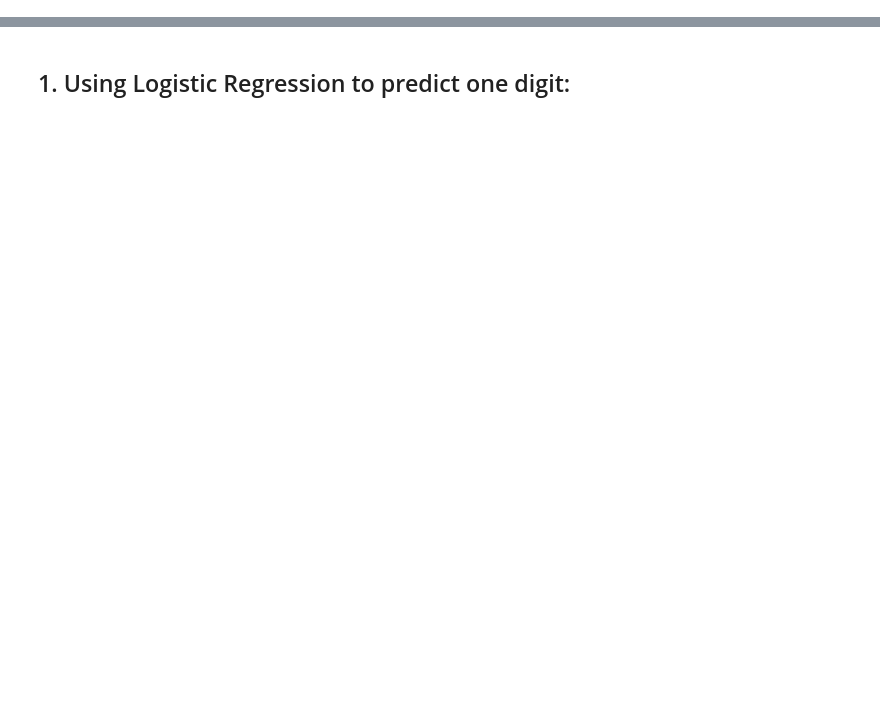
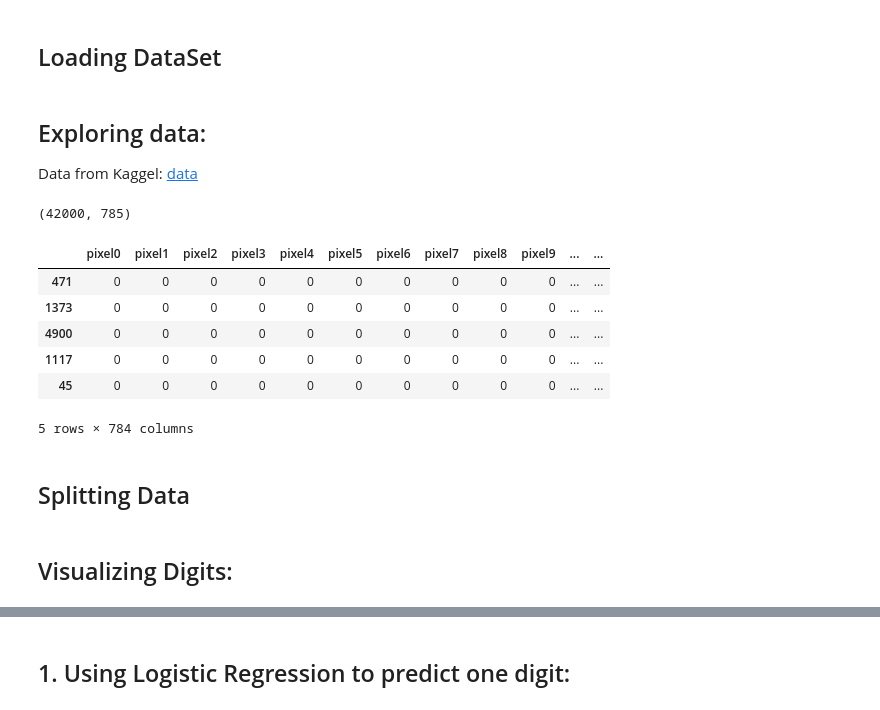
Before and after one commit to Donia-sharafeldin/Mnist-dataset-classification, a Jupyter notebook: mnist.ipynb, the cells around one changed output, grey strips where cells are left out. Saved outputs shown, nothing was run; the diff lists cells and outputs as text; code cells hidden in the pictures; blank space fills up the shorter version.

```diff
--- a/mnist.ipynb
+++ b/mnist.ipynb
@@ -8,3 +8,5 @@ from sklearn.model_selection import train_test_split,cross_val_score, cross_val_
 from sklearn.linear_model import LogisticRegression
 from sklearn.metrics import confusion_matrix, accuracy_score
 import seaborn as sn
+# %% [markdown]
+## Loading DataSet
@@ -10,0 +15,18 @@ import seaborn as sn
+# %% [markdown]
+## Exploring data:
+Data from Kaggel:
+    [data](https://www.kaggle.com/c/digit-recognizer/data)
+# %%
+training.shape
+# %% [output]
+(42000, 785)
+# %%
+images_train.head(5)
+# %% [output]
+|  | pixel0 | pixel1 | pixel2 | pixel3 | pixel4 | pixel5 | pixel6 | pixel7 | pixel8 | pixel9 | ... | ... |
+| 471 | 0 | 0 | 0 | 0 | 0 | 0 | 0 | 0 | 0 | 0 | ... | ... |
+| 1373 | 0 | 0 | 0 | 0 | 0 | 0 | 0 | 0 | 0 | 0 | ... | ... |
+| 4900 | 0 | 0 | 0 | 0 | 0 | 0 | 0 | 0 | 0 | 0 | ... | ... |
+| 1117 | 0 | 0 | 0 | 0 | 0 | 0 | 0 | 0 | 0 | 0 | ... | ... |
+| 45 | 0 | 0 | 0 | 0 | 0 | 0 | 0 | 0 | 0 | 0 | ... | ... |
+5 rows × 784 columns
@@ -10,0 +36,2 @@ import seaborn as sn
+# %% [markdown]
+## Splitting Data
@@ -10,0 +40,2 @@ import seaborn as sn
+# %% [markdown]
+## Visualizing Digits:
```
Also changed, not shown: parts of 38 cells of this notebook.
